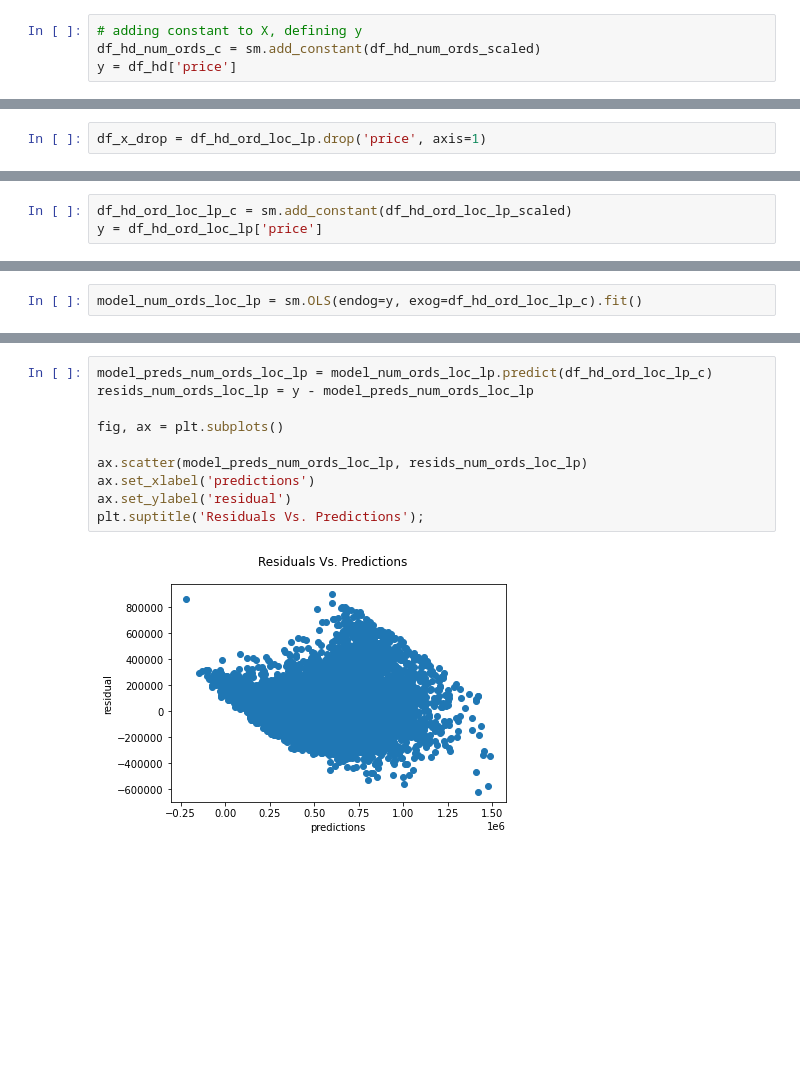
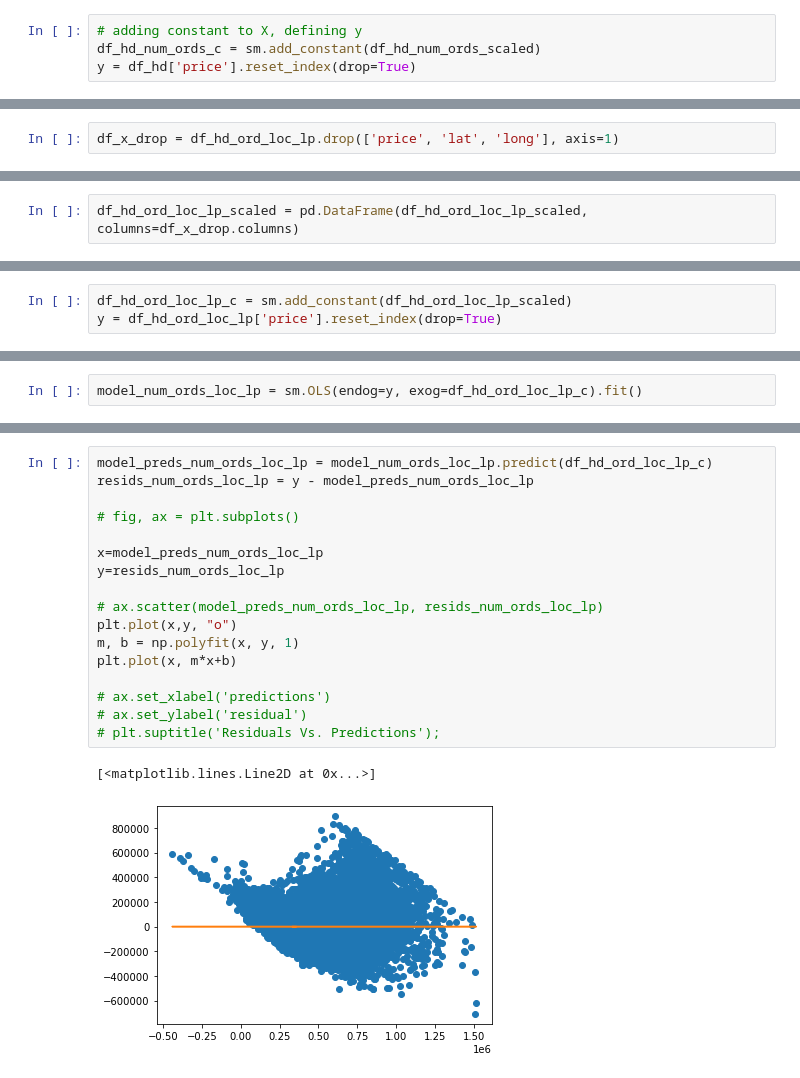
Before and after one commit to mccafj/King-County-House-Sales-Project, a Jupyter notebook: jons_notebook.ipynb, the cells around one changed output, grey strips where cells are left out. Cells and saved outputs as stored; diff of their text form; blank space fills up the shorter version.

```diff
--- a/jons_notebook.ipynb
+++ b/jons_notebook.ipynb
@@ -1158,7 +1360,7 @@ df_hd_num_ords_scaled = ss_ords.transform(df_hd_num_ords)
 # %%
 # adding constant to X, defining y
 df_hd_num_ords_c = sm.add_constant(df_hd_num_ords_scaled)
-y = df_hd['price']
+y = df_hd['price'].reset_index(drop=True)
 # %%
 # creating and fitting the model for all relevant numerics &
 # ordinal encoded condition
@@ -1343,5 +1554,7 @@ df_hd_ord_loc.shape[0] - df_hd_ord_loc_lp.shape[0]
 # %%
-df_x_drop = df_hd_ord_loc_lp.drop('price', axis=1)
+df_x_drop = df_hd_ord_loc_lp.drop(['price', 'lat', 'long'], axis=1)
 # %%
 ss_ords_loc_lp = StandardScaler().fit(df_x_drop)
 df_hd_ord_loc_lp_scaled = ss_ords_loc_lp.transform(df_x_drop)
+# %%
+df_hd_ord_loc_lp_scaled = pd.DataFrame(df_hd_ord_loc_lp_scaled, columns=df_x_drop.columns)
@@ -1348,3 +1570,3 @@ df_hd_ord_loc_lp_scaled = ss_ords_loc_lp.transform(df_x_drop)
 # %%
 df_hd_ord_loc_lp_c = sm.add_constant(df_hd_ord_loc_lp_scaled)
-y = df_hd_ord_loc_lp['price']
+y = df_hd_ord_loc_lp['price'].reset_index(drop=True)
@@ -1387,15 +1634,23 @@ Notes:
 # %%
 model_preds_num_ords_loc_lp = model_num_ords_loc_lp.predict(df_hd_ord_loc_lp_c)
 resids_num_ords_loc_lp = y - model_preds_num_ords_loc_lp
 
-fig, ax = plt.subplots()
+# fig, ax = plt.subplots()
 
-ax.scatter(model_preds_num_ords_loc_lp, resids_num_ords_loc_lp)
-ax.set_xlabel('predictions')
-ax.set_ylabel('residual')
-plt.suptitle('Residuals Vs. Predictions');
+x=model_preds_num_ords_loc_lp
+y=resids_num_ords_loc_lp
+
+# ax.scatter(model_preds_num_ords_loc_lp, resids_num_ords_loc_lp)
+plt.plot(x,y, "o")
+m, b = np.polyfit(x, y, 1)
+plt.plot(x, m*x+b)
+
+# ax.set_xlabel('predictions')
+# ax.set_ylabel('residual')
+# plt.suptitle('Residuals Vs. Predictions');
 # %% [output]
+[<matplotlib.lines.Line2D at 0x...>]
-[figure, old version]
+[figure, new version]
 # %%
 # second scatterplot for independence
 
```
Also changed, not shown: parts of 159 cells of this notebook.
